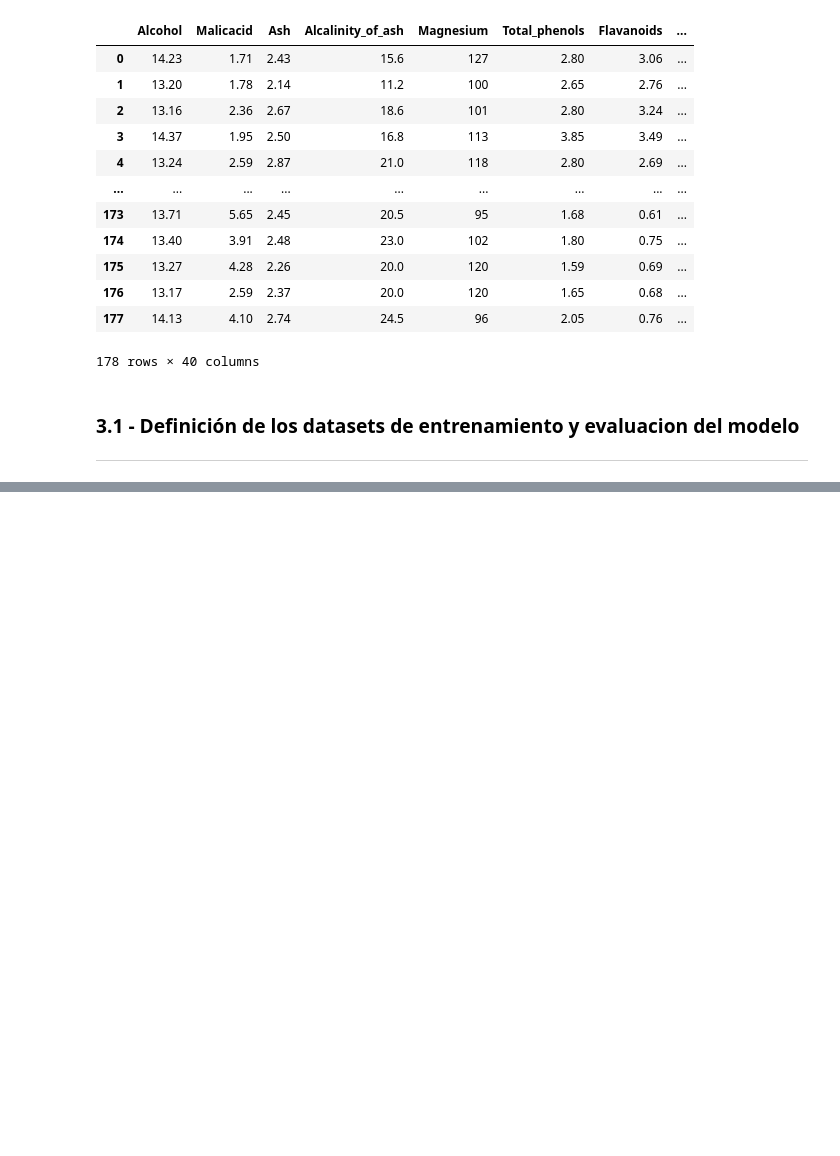
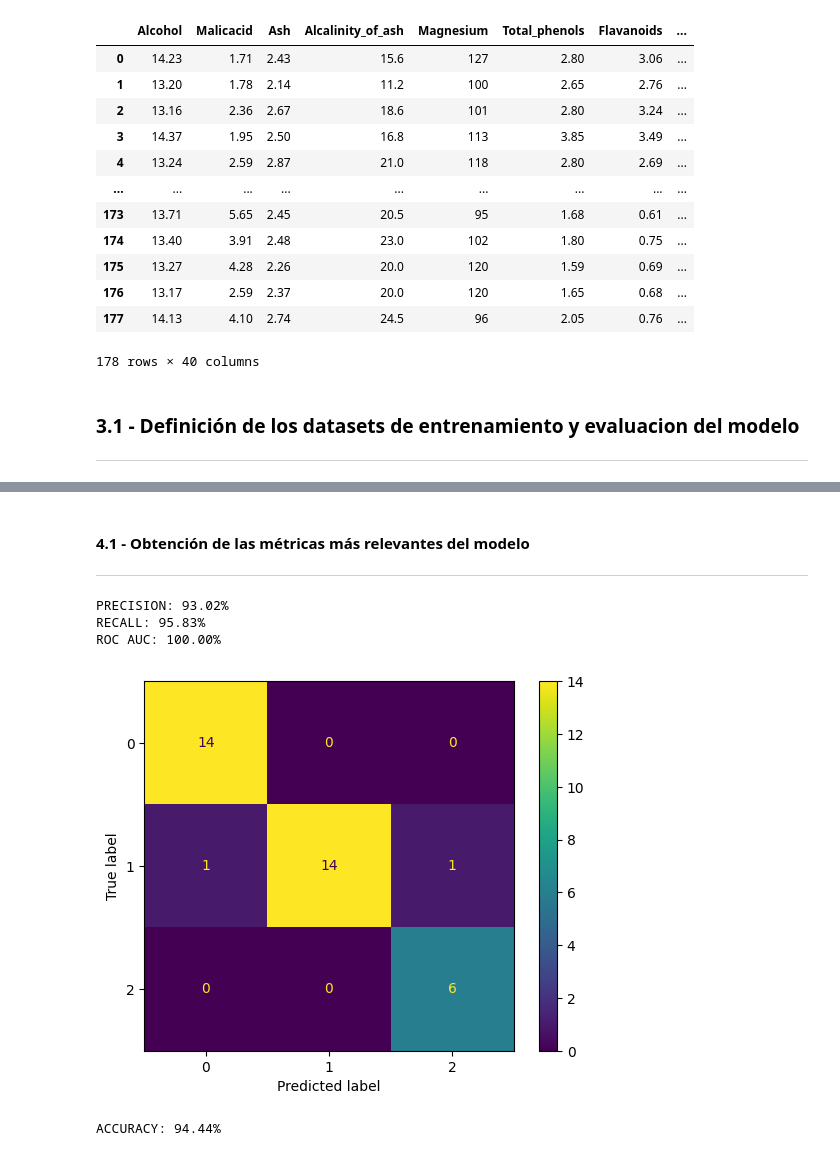
Before and after one commit to eduballesteros/ebis-ai-master, a Jupyter notebook: Ejercicios/Tema 2/_supervised_classification_model_wine_dataset.ipynb, the cells around one changed output, grey strips where cells are left out. Saved outputs shown, nothing was run; the diff lists cells and outputs as text; code cells hidden in the pictures; blank space fills up the shorter version.

```diff
--- a/Ejercicios/Tema 2/_supervised_classification_model_wine_dataset.ipynb
+++ b/Ejercicios/Tema 2/_supervised_classification_model_wine_dataset.ipynb
@@ -963,0 +1135,58 @@ xgb_model = xgb.train(
+# %%
+# Obtenemos las predicciones del modelo XGBoost sobre el conjunto de test.
+# xgb_model.predict(xgtest) devuelve la probabilidad estimada de pertenecer a la clase positiva.
+# 1) y_pred_test: predicción final binaria (0 o 1), aplicando un umbral de 0.5 sobre la probabilidad.
+# 2) y_pred_test_proba: predicción en formato probabilístico, sin aplicar umbral.
+# 3) y_true_test: valores reales del conjunto de test (ground truth) para comparar contra las predicciones.
+
+y_pred_test = (xgb_model.predict(xgtest) > 0.5).astype(int)
+y_pred_test_proba = xgb_model.predict(xgtest)
+y_true_test = y_test
+# %% [markdown]
+#### 4.1 - Obtención de las métricas más relevantes del modelo
+---
+# %%
+# Obtenemos las clases predichas tomando el argmax de las probabilidades
+# (la clase con mayor probabilidad para cada muestra)
+y_pred_test_classes = np.argmax(y_pred_test_proba, axis=1)
+
+# Calculamos la precisión (precision) para cada clase usando 'macro' para obtener el promedio
+# Precision mide qué proporción de las predicciones positivas fueron correctas
+print("PRECISION: " + str("{:.2f}".format(precision_score(y_true_test, y_pred_test_classes, average='macro') * 100)) + '%')
+
+# Calculamos el recall (sensibilidad) para cada clase usando 'macro' para obtener el promedio
+# Recall mide qué proporción de los casos reales positivos fueron detectados
+print("RECALL: " + str("{:.2f}".format(recall_score(y_true_test, y_pred_test_classes, average='macro') * 100)) + '%')
+
+# Calculamos el ROC AUC para problemas multiclase usando 'ovr' (one-vs-rest)
+# Esta métrica evalúa la capacidad del modelo para distinguir entre clases
+print("ROC AUC: " + str("{:.2f}".format(roc_auc_score(y_true_test, y_pred_test_proba, multi_class='ovr', average='macro') * 100)) + '%')
+# %% [output]
+PRECISION: 93.02%
+RECALL: 95.83%
+ROC AUC: 100.00%
+# %%
+# Obtenemos las clases predichas tomando el argmax de las probabilidades
+# (la clase con mayor probabilidad para cada muestra)
+y_pred_test_classes = np.argmax(y_pred_test_proba, axis=1)
+
+# Calculamos la matriz de confusión entre las predicciones del modelo (y_pred_test_classes)
+# y las verdaderas etiquetas del conjunto de test (y_true_test).
+cm = confusion_matrix(y_true_test, y_pred_test_classes)
+
+# Creamos un objeto de visualización de la matriz de confusión.
+# Esto permite generar un gráfico más legible y ordenado.
+disp = ConfusionMatrixDisplay(confusion_matrix=cm)
+
+# Dibujamos la matriz en pantalla.
+disp.plot()
+plt.show()
+
+print()
+
+# Calculamos y mostramos la accuracy (porcentaje de aciertos del modelo).
+# accuracy_score devuelve un valor entre 0 y 1, por lo que lo multiplicamos por 100.
+print("ACCURACY: " + "{:.2f}".format(accuracy_score(y_true_test, y_pred_test_classes) * 100) + '%')
+# %% [output]
+[figure, added]
+ACCURACY: 94.44%
```
Also changed, not shown: parts of 13 cells of this notebook.
